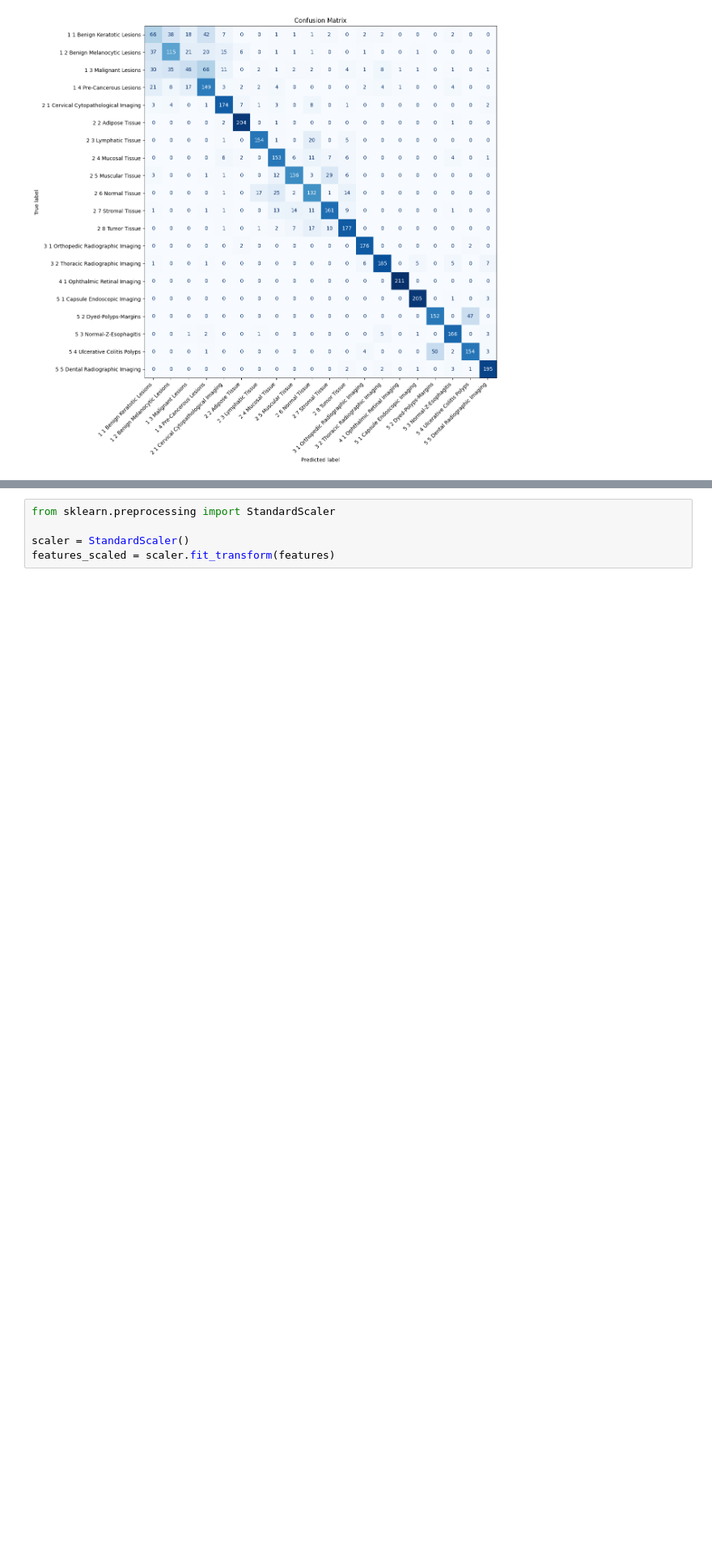
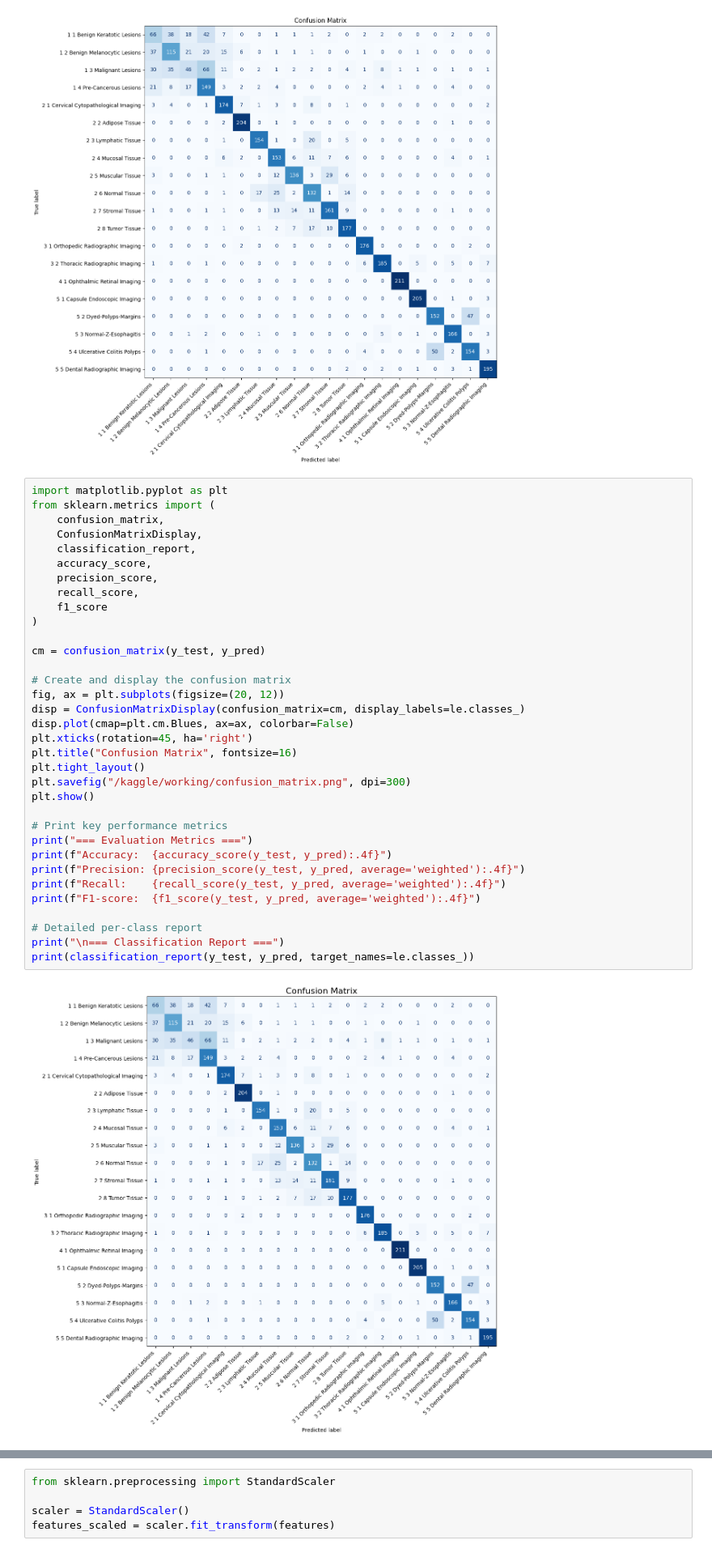
Before and after one commit to u17171301/MIT805-Part-A, a Jupyter notebook: notebook45fbed5746.ipynb, the cells around one changed output, grey strips where cells are left out. Shown at 81% size. Saved outputs shown, nothing was run; the diff lists cells and outputs as text; blank space fills up the shorter version.

Commit message:
Kaggle Notebook | notebook45fbed5746 | Version 1

```diff
--- a/notebook45fbed5746.ipynb
+++ b/notebook45fbed5746.ipynb
@@ -189,3 +189,39 @@ plt.title("Confusion Matrix")
 Text(0.5, 1.0, 'Confusion Matrix')
 [figure]
 [figure]
+# %%
+import matplotlib.pyplot as plt
+from sklearn.metrics import (
+    confusion_matrix,
+    ConfusionMatrixDisplay,
+    classification_report,
+    accuracy_score,
+    precision_score,
+    recall_score,
+    f1_score
+)
+
+cm = confusion_matrix(y_test, y_pred)
+
+# Create and display the confusion matrix
+fig, ax = plt.subplots(figsize=(20, 12))
+disp = ConfusionMatrixDisplay(confusion_matrix=cm, display_labels=le.classes_)
+disp.plot(cmap=plt.cm.Blues, ax=ax, colorbar=False)
+plt.xticks(rotation=45, ha='right')
+plt.title("Confusion Matrix", fontsize=16)
+plt.tight_layout()
+plt.savefig("/kaggle/working/confusion_matrix.png", dpi=300)
+plt.show()
+
+# Print key performance metrics
+print("=== Evaluation Metrics ===")
+print(f"Accuracy:  {accuracy_score(y_test, y_pred):.4f}")
+print(f"Precision: {precision_score(y_test, y_pred, average='weighted'):.4f}")
+print(f"Recall:    {recall_score(y_test, y_pred, average='weighted'):.4f}")
+print(f"F1-score:  {f1_score(y_test, y_pred, average='weighted'):.4f}")
+
+# Detailed per-class report
+print("\n=== Classification Report ===")
+print(classification_report(y_test, y_pred, target_names=le.classes_))
+# %% [output]
+[figure, added]
```
Also changed, not shown: parts of 5 cells of this notebook.
